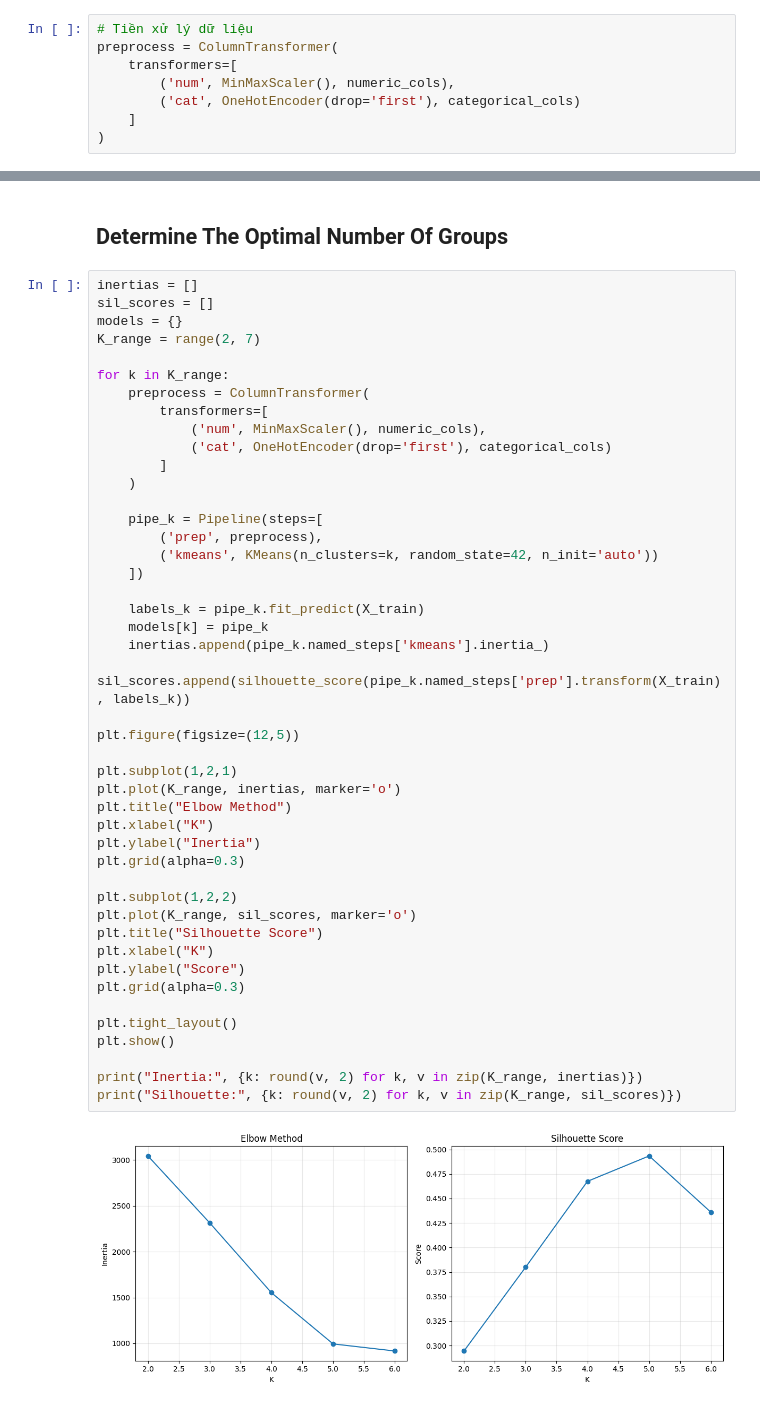
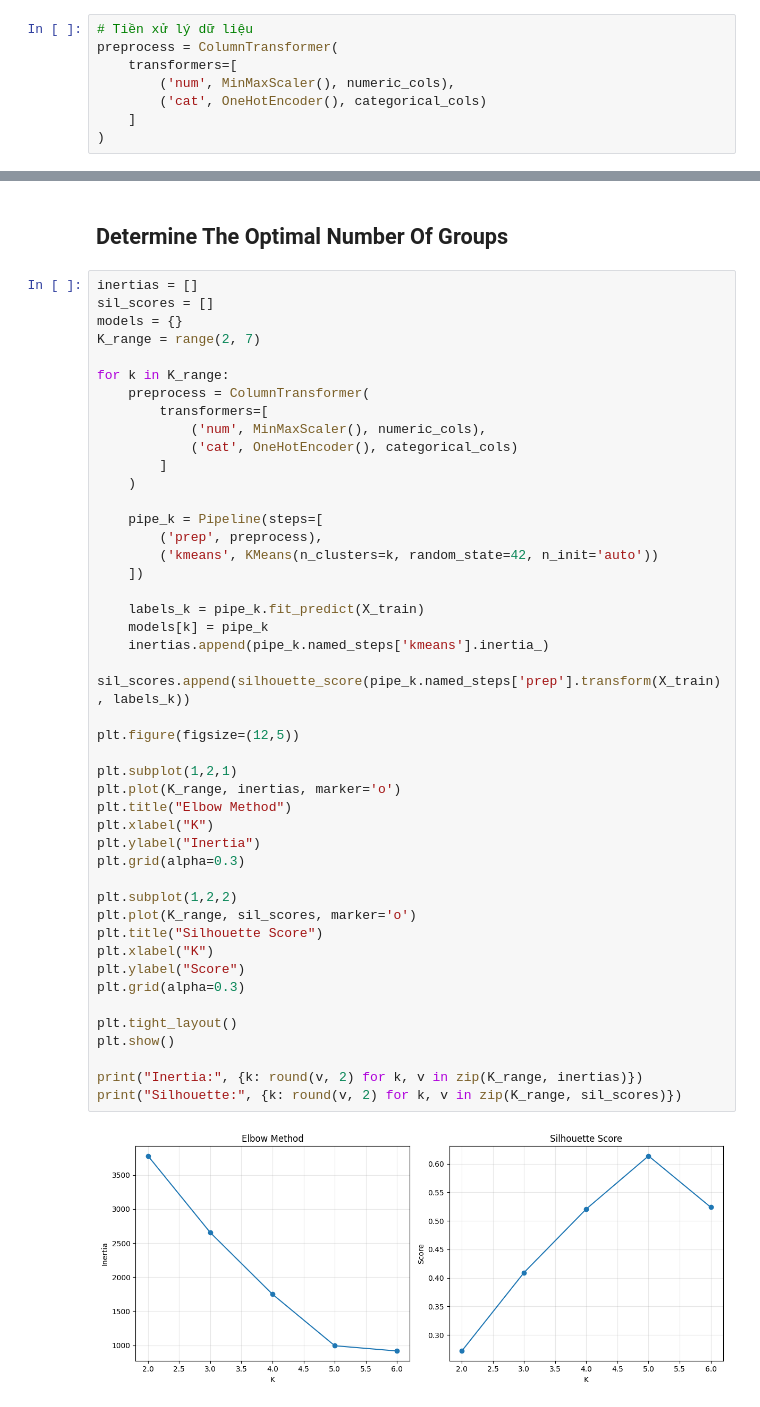
Before and after one commit to ChungKein4320/Review_MachineLearning, a Jupyter notebook: LastTerm/BaiTap07/demo.ipynb, the cells around one changed output, grey strips where cells are left out. Saved outputs shown, nothing was run; the diff lists cells and outputs as text.

```diff
--- a/LastTerm/BaiTap07/demo.ipynb
+++ b/LastTerm/BaiTap07/demo.ipynb
@@ -112,7 +112,7 @@ numeric_cols
 preprocess = ColumnTransformer(
     transformers=[
         ('num', MinMaxScaler(), numeric_cols),
-        ('cat', OneHotEncoder(drop='first'), categorical_cols)
+        ('cat', OneHotEncoder(), categorical_cols)
     ]
 )
 # %% [markdown]
@@ -200,7 +211,7 @@ for k in K_range:
     preprocess = ColumnTransformer(
         transformers=[
             ('num', MinMaxScaler(), numeric_cols),
-            ('cat', OneHotEncoder(drop='first'), categorical_cols)
+            ('cat', OneHotEncoder(), categorical_cols)
         ]
     )
 
@@ -209,31 +220,31 @@ for k in K_range:
         ('kmeans', KMeans(n_clusters=k, random_state=42, n_init='auto'))
     ])
 
     labels_k = pipe_k.fit_predict(X_train)
     models[k] = pipe_k
     inertias.append(pipe_k.named_steps['kmeans'].inertia_)
     sil_scores.append(silhouette_score(pipe_k.named_steps['prep'].transform(X_train), labels_k))
 
 plt.figure(figsize=(12,5))
 
 plt.subplot(1,2,1)
 plt.plot(K_range, inertias, marker='o')
 plt.title("Elbow Method")
 plt.xlabel("K")
 plt.ylabel("Inertia")
 plt.grid(alpha=0.3)
 
 plt.subplot(1,2,2)
 plt.plot(K_range, sil_scores, marker='o')
 plt.title("Silhouette Score")
 plt.xlabel("K")
 plt.ylabel("Score")
 plt.grid(alpha=0.3)
 
 plt.tight_layout()
 plt.show()
 
 print("Inertia:", {k: round(v, 2) for k, v in zip(K_range, inertias)})
 print("Silhouette:", {k: round(v, 2) for k, v in zip(K_range, sil_scores)})
 # %% [output]
-[figure, old version]
+[figure, new version]
```
Also changed, not shown: parts of 8 cells of this notebook, 1 other file.
